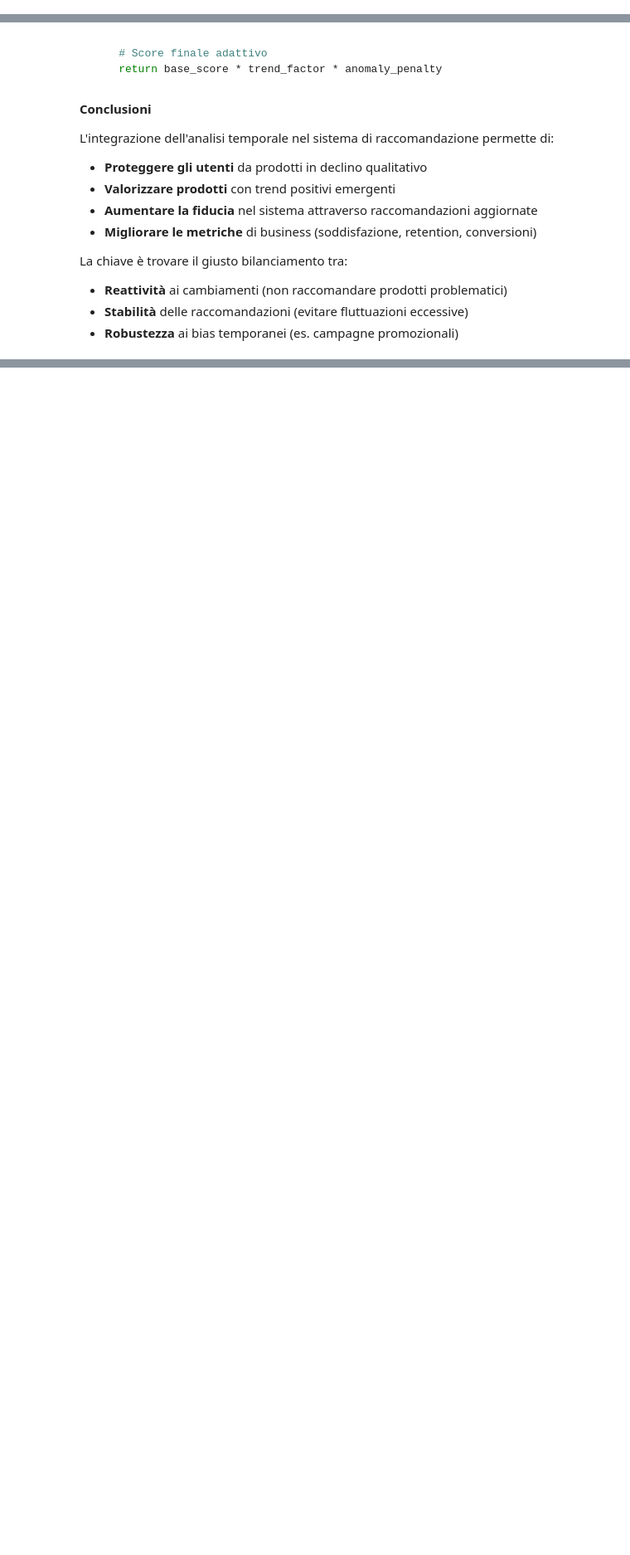
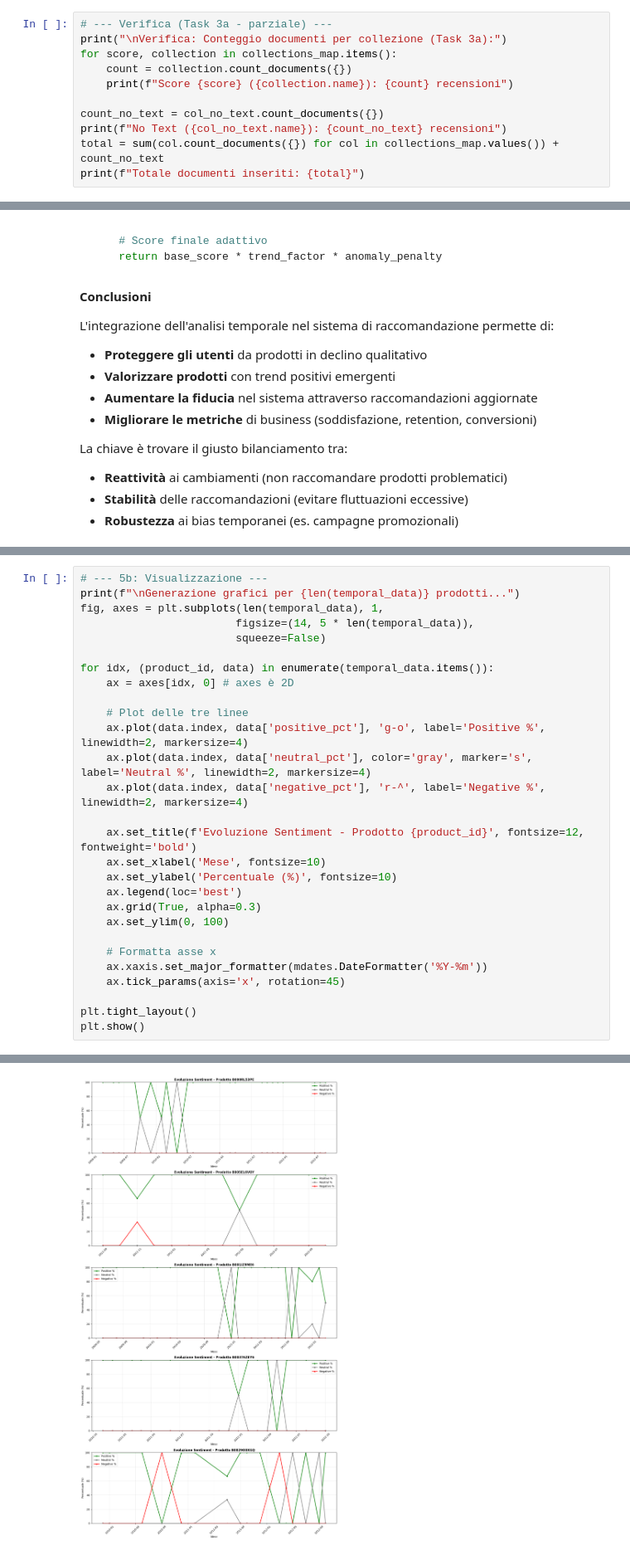
Before and after one commit to SickCiQuattro/SEBD_homework, a Jupyter notebook: MongoDB/amazon_fine_food_reviews.ipynb, the cells around one changed output, grey strips where cells are left out. Shown at 83% size. Saved outputs shown, nothing was run; the diff lists cells and outputs as text; blank space fills up the shorter version.

```diff
--- a/MongoDB/amazon_fine_food_reviews.ipynb
+++ b/MongoDB/amazon_fine_food_reviews.ipynb
@@ -72,0 +203,11 @@ MongoDB permette di definire **validatori** a livello di collezione per garantir
+# %%
+# --- Verifica (Task 3a - parziale) ---
+print("\nVerifica: Conteggio documenti per collezione (Task 3a):")
+for score, collection in collections_map.items():
+    count = collection.count_documents({})
+    print(f"Score {score} ({collection.name}): {count} recensioni")
+
+count_no_text = col_no_text.count_documents({})
+print(f"No Text ({col_no_text.name}): {count_no_text} recensioni")
+total = sum(col.count_documents({}) for col in collections_map.values()) + count_no_text
+print(f"Totale documenti inseriti: {total}")
@@ -1901,0 +1800,29 @@ Questo homework ha implementato un'analisi completa del dataset Amazon Fine Food
+# %%
+# --- 5b: Visualizzazione ---
+print(f"\nGenerazione grafici per {len(temporal_data)} prodotti...")
+fig, axes = plt.subplots(len(temporal_data), 1,
+                        figsize=(14, 5 * len(temporal_data)),
+                        squeeze=False)
+
+for idx, (product_id, data) in enumerate(temporal_data.items()):
+    ax = axes[idx, 0] # axes è 2D
+
+    # Plot delle tre linee
+    ax.plot(data.index, data['positive_pct'], 'g-o', label='Positive %', linewidth=2, markersize=4)
+    ax.plot(data.index, data['neutral_pct'], color='gray', marker='s', label='Neutral %', linewidth=2, markersize=4)
+    ax.plot(data.index, data['negative_pct'], 'r-^', label='Negative %', linewidth=2, markersize=4)
+
+    ax.set_title(f'Evoluzione Sentiment - Prodotto {product_id}', fontsize=12, fontweight='bold')
+    ax.set_xlabel('Mese', fontsize=10)
+    ax.set_ylabel('Percentuale (%)', fontsize=10)
+    ax.legend(loc='best')
+    ax.grid(True, alpha=0.3)
+    ax.set_ylim(0, 100)
+
+    # Formatta asse x
+    ax.xaxis.set_major_formatter(mdates.DateFormatter('%Y-%m'))
+    ax.tick_params(axis='x', rotation=45)
+
+plt.tight_layout()
+plt.show()
+# %% [output]
@@ -1901,0 +1830 @@ Questo homework ha implementato un'analisi completa del dataset Amazon Fine Food
+[figure, added]
```
Also changed, not shown: parts of 54 cells of this notebook.
